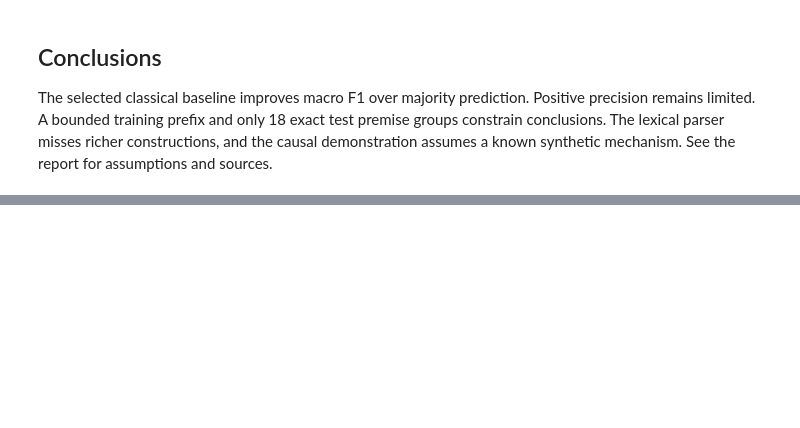
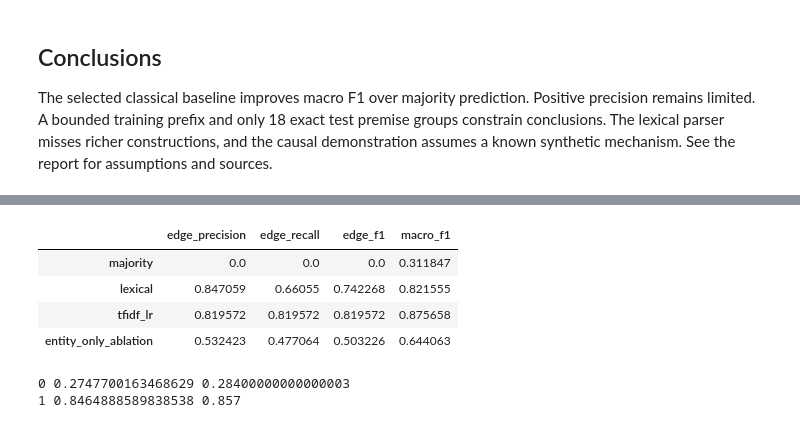
Before and after one commit to Mystic-commits/AML-DL_Project, a Jupyter notebook: notebooks/phase1_experiments.ipynb, the cells around one changed output, grey strips where cells are left out. Cells and saved outputs as stored; diff of their text form; code cells hidden in the pictures; blank space fills up the shorter version.

Commit message:
feat(phase1): complete directed extraction evaluation and reviewed Bayesian fitting

```diff
--- a/notebooks/phase1_experiments.ipynb
+++ b/notebooks/phase1_experiments.ipynb
@@ -91,0 +224,23 @@ The selected classical baseline improves macro F1 over majority prediction. Posi
+# %%
+import json
+from pathlib import Path
+run = ROOT / 'artifacts/runs/phase1_extraction_verified_20261101'
+extraction_results = json.loads((run / 'metrics.json').read_text())
+pd.DataFrame(extraction_results['test']).T[['edge_precision','edge_recall','edge_f1','macro_f1']]
+# %% [output]
+|  | edge_precision | edge_recall | edge_f1 | macro_f1 |
+| majority | 0.0 | 0.0 | 0.0 | 0.311847 |
+| lexical | 0.847059 | 0.66055 | 0.742268 | 0.821555 |
+| tfidf_lr | 0.819572 | 0.819572 | 0.819572 | 0.875658 |
+| entity_only_ablation | 0.532423 | 0.477064 | 0.503226 | 0.644063 |
+# %%
+from src.reviewed_network import fit_reviewed_network
+from src.causal import extract, observations, query, oracle
+records = extract('Rain causes sprinkler. Rain causes wet grass. Sprinkler causes wet grass.', 'teaching').to_dict('records')
+records = [dict(row, approved=True) for row in records]
+model, audit = fit_reviewed_network(records, observations(), dict(reviewed_by='notebook reviewer', causal_rationale='Known synthetic SCM', observed_confounders=True, stable_mechanisms=True))
+for state in [0, 1]:
+    print(state, query(value=state, intervention=True, network=model), oracle(state))
+# %% [output]
+0 0.2747700163468629 0.28400000000000003
+1 0.8464888589838538 0.857
```
Also changed, not shown: parts of 9 cells of this notebook, 43 other files.
